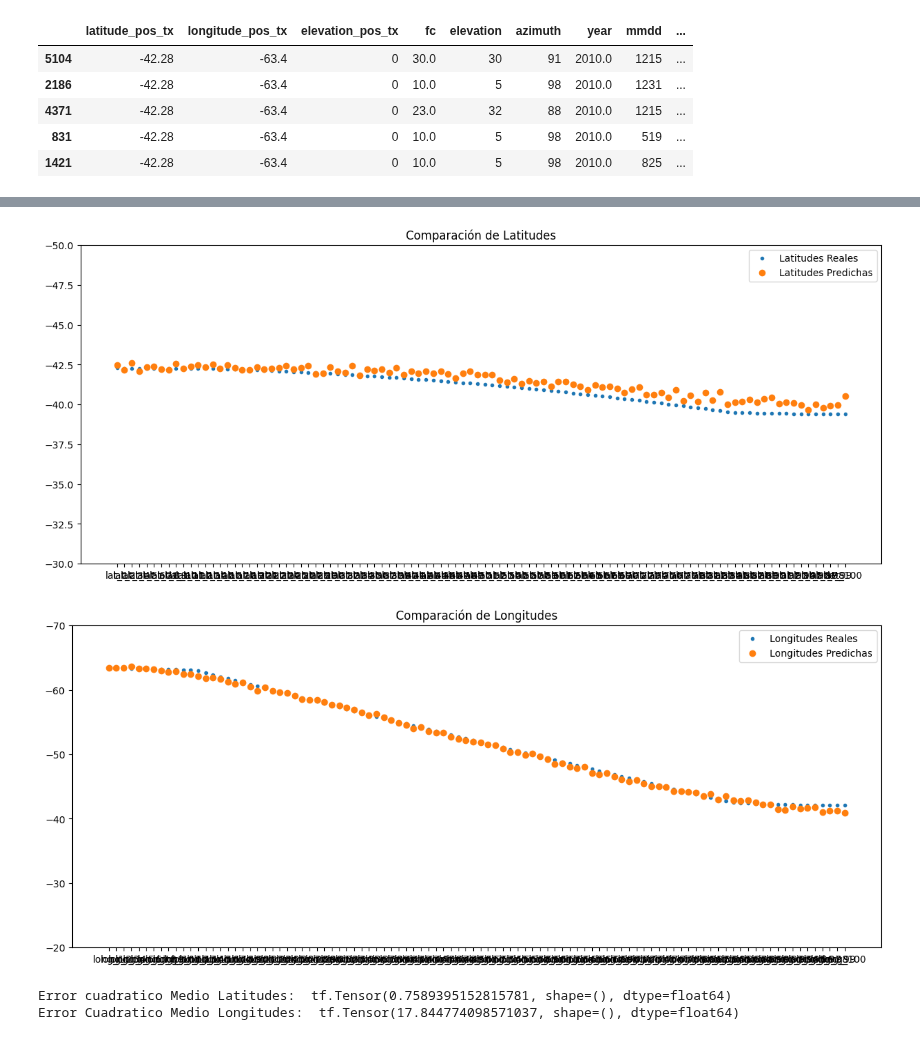
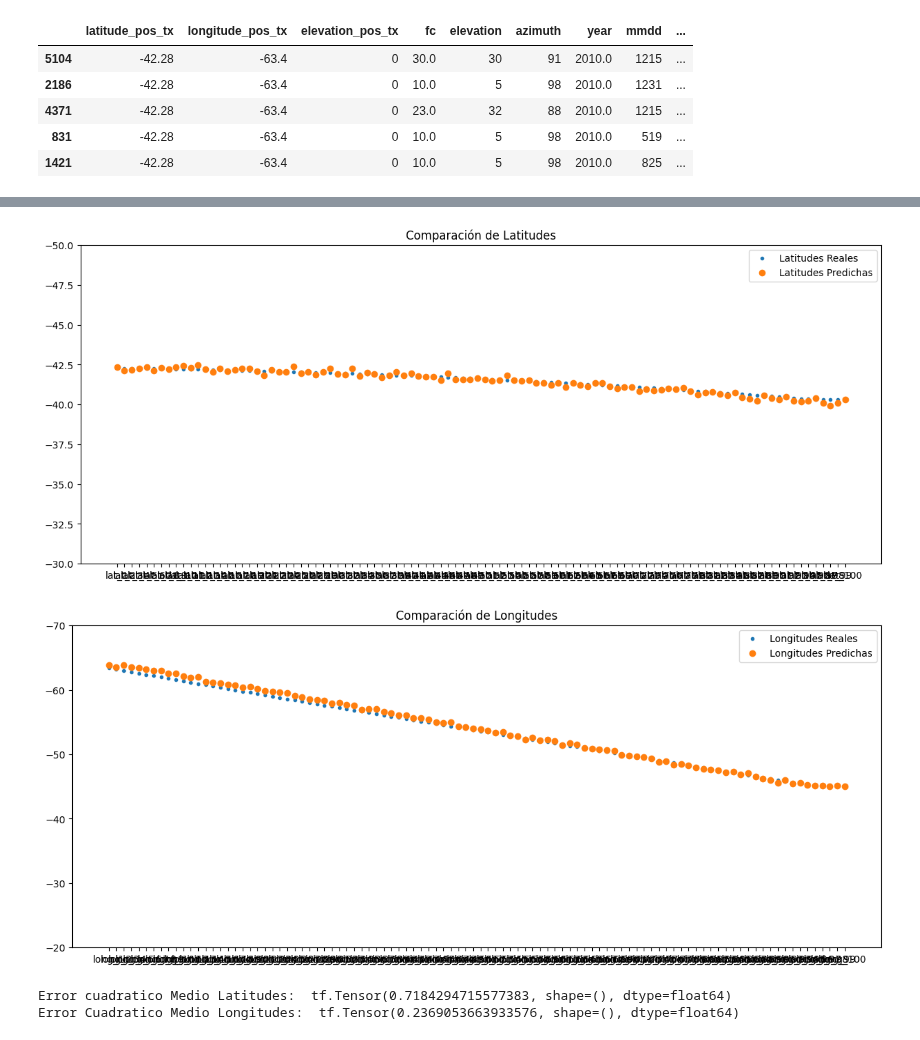
Before and after one commit to ValeFernando840/Ray-Tracing, a Jupyter notebook: Entrenamiento_Lat_long.ipynb, the cells around one changed output, grey strips where cells are left out. Cells and saved outputs as stored; diff of their text form; code cells hidden in the pictures.

```diff
--- a/Entrenamiento_Lat_long.ipynb
+++ b/Entrenamiento_Lat_long.ipynb
@@ -61,17 +65,20 @@ def custom_mse(y_true,y_pred):
 # Sección si es necesario Normalizar o no, las latitudes y longitudes
 
 # Modelo Red Neuronal capas
-l2_reg = 0.003
+l2_reg = 0.001
 
 inputs = Input(shape =(10,))
 encoded = Dense(8, activation = 'relu',kernel_regularizer=l2(l2_reg))(inputs)
-encoded = Dense(16, activation = "relu",kernel_regularizer=l2(l2_reg))(encoded)
+#encoded = Dense(16, activation = "relu",kernel_regularizer=l2(l2_reg))(encoded)
 encoded = Dense(32, activation = "relu",kernel_regularizer=l2(l2_reg))(encoded)
 encoded = Dense(64, activation = "relu",kernel_regularizer=l2(l2_reg))(encoded)
 encoded = Dense(128, activation = "relu",kernel_regularizer=l2(l2_reg))(encoded)
+encoded = Dense(156, activation = "relu",kernel_regularizer=l2(l2_reg))(encoded)
+encoded = Dense(180, activation = "relu",kernel_regularizer=l2(l2_reg))(encoded)
+
 decoded = Dense(200, activation = 'linear',kernel_regularizer=l2(l2_reg))(encoded)
 
 autoencoder = Model(inputs,decoded)
-autoencoder.compile(optimizer = 'adamW', loss='mse',metrics = [custom_mse])
+autoencoder.compile(optimizer = 'adamW', loss='mse') #metrics = [custom_mse]
 autoencoder.summary()
 # %% [output]
@@ -98,7 +107,7 @@ Model: "functional_7"
  Non-trainable params: 0 (0.00 B)
 # %%
 # Entrenamiento
-history = autoencoder.fit(x_train,y_train, epochs=150, batch_size = 80
+history = autoencoder.fit(x_train,y_train, epochs=180, batch_size = 80
                           )
 #validation_data = (x_test,y_test)
 # %% [output]
@@ -142,6 +147,7 @@ Custom MSE on Test Set: 3.7746169567108154
 # %%
 # Predecimos una muestra en particular de mi df
-idx = 57
+idx = 11
+
 
 y_pred = autoencoder.predict(np.expand_dims(x_test.iloc[idx], axis = 0))
 
@@ -175,11 +181,11 @@ plt.show()
-[figure, old version]
+[figure, new version]
-[figure, old version]
+[figure, new version]
 # %%
 mse_latitudes = custom_mse(y_true_latitudes,y_pred_latitudes)
 print("Error cuadratico Medio Latitudes: ",mse_latitudes)
 mse_longitudes = custom_mse (y_true_longitudes, y_pred_longitudes)
 print("Error Cuadratico Medio Longitudes: ",mse_longitudes)
 # %% [output]
-Error cuadratico Medio Latitudes:  tf.Tensor(0.7589395152815781, shape=(), dtype=float64)
-Error Cuadratico Medio Longitudes:  tf.Tensor(17.844774098571037, shape=(), dtype=float64)
+Error cuadratico Medio Latitudes:  tf.Tensor(0.7184294715577383, shape=(), dtype=float64)
+Error Cuadratico Medio Longitudes:  tf.Tensor(0.2369053663933576, shape=(), dtype=float64)
 # %%
```
Also changed, not shown: parts of 9 cells of this notebook, 9 other files.
